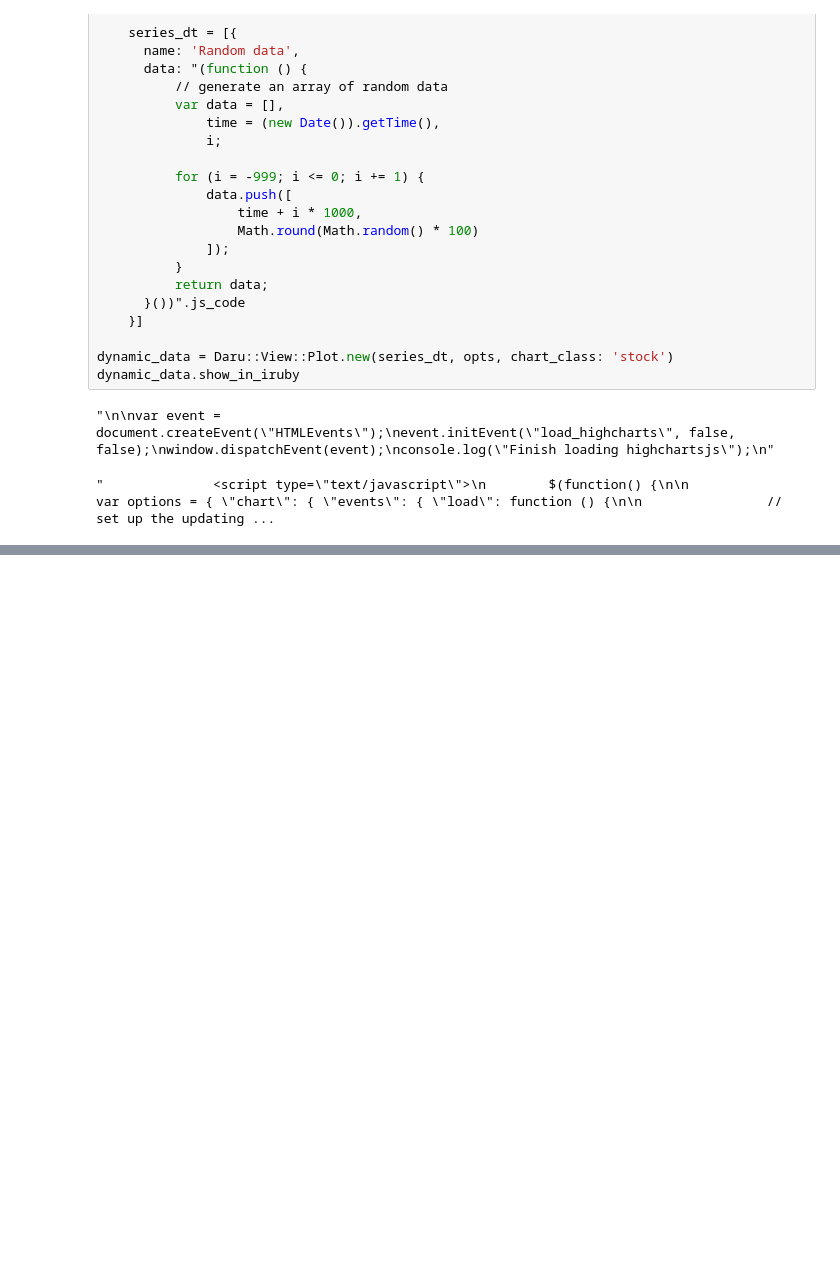
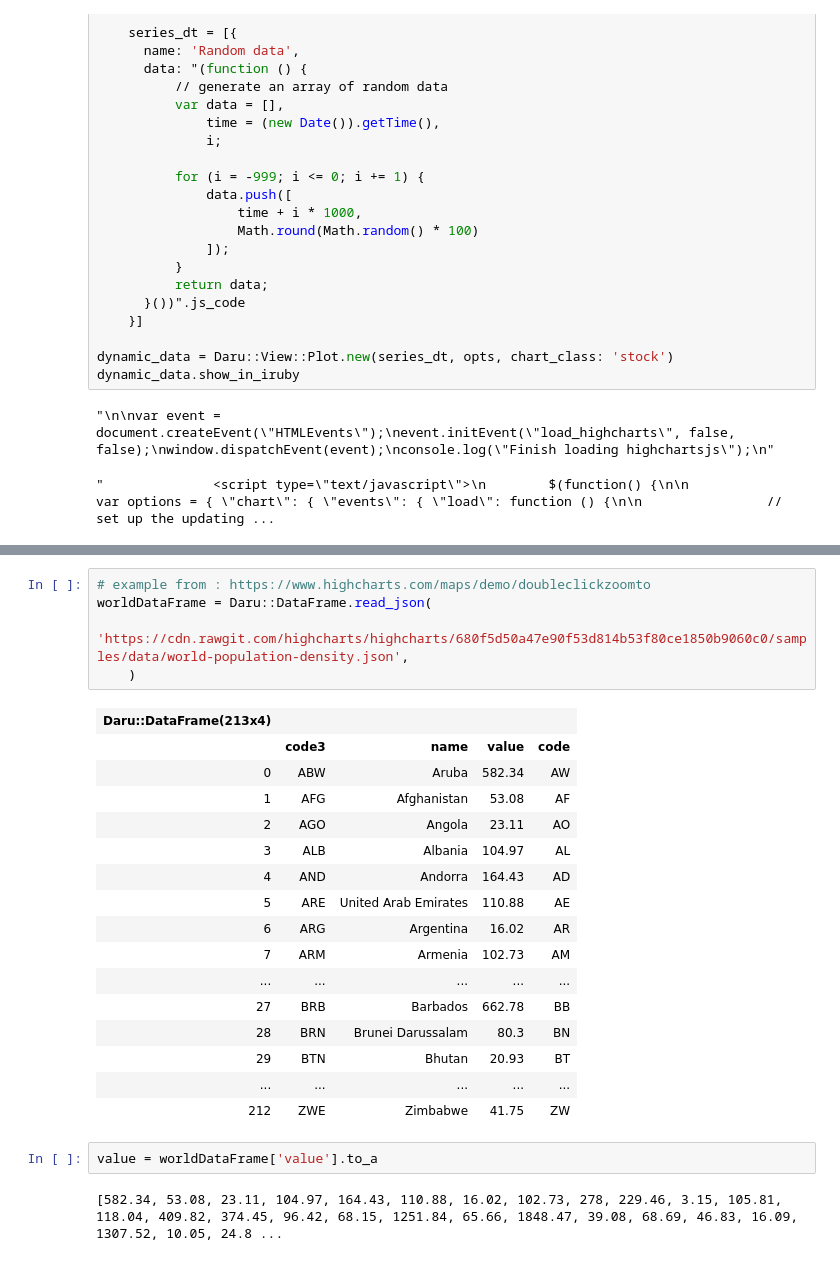
Before and after one commit to Shekharrajak/medium-daru-view-blog, a Jupyter notebook: HighChart Blog daru-view gem introduction.ipynb, the cells around one changed output, grey strips where cells are left out. Drawn from its saved outputs; the diff is of its cells as text; blank space fills up the shorter version.

Commit message:
highmap example added for highchart blog

```diff
--- a/HighChart Blog daru-view gem introduction.ipynb
+++ b/HighChart Blog daru-view gem introduction.ipynb
@@ -138,0 +143,26 @@ dynamic_data.show_in_iruby
+# %%
+# example from : https://www.highcharts.com/maps/demo/doubleclickzoomto
+worldDataFrame = Daru::DataFrame.read_json(
+      'https://cdn.rawgit.com/highcharts/highcharts/680f5d50a47e90f53d814b53f80ce1850b9060c0/samples/data/world-population-density.json',
+    )
+# %% [output]
+| Daru::DataFrame(213x4) |  |  |  |  |
+|  | code3 | name | value | code |
+| 0 | ABW | Aruba | 582.34 | AW |
+| 1 | AFG | Afghanistan | 53.08 | AF |
+| 2 | AGO | Angola | 23.11 | AO |
+| 3 | ALB | Albania | 104.97 | AL |
+| 4 | AND | Andorra | 164.43 | AD |
+| 5 | ARE | United Arab Emirates | 110.88 | AE |
+| 6 | ARG | Argentina | 16.02 | AR |
+| 7 | ARM | Armenia | 102.73 | AM |
+| ... | ... | ... | ... | ... |
+| 27 | BRB | Barbados | 662.78 | BB |
+| 28 | BRN | Brunei Darussalam | 80.3 | BN |
+| 29 | BTN | Bhutan | 20.93 | BT |
+| ... | ... | ... | ... | ... |
+| 212 | ZWE | Zimbabwe | 41.75 | ZW |
+# %%
+value = worldDataFrame['value'].to_a
+# %% [output]
+[582.34, 53.08, 23.11, 104.97, 164.43, 110.88, 16.02, 102.73, 278, 229.46, 3.15, 105.81, 118.04, 409.82, 374.45, 96.42, 68.15, 1251.84, 65.66, 1848.47, 39.08, 68.69, 46.83, 16.09, 1307.52, 10.05, 24.8 ...
```
Also changed, not shown: parts of 3 cells of this notebook, 3 other files.
